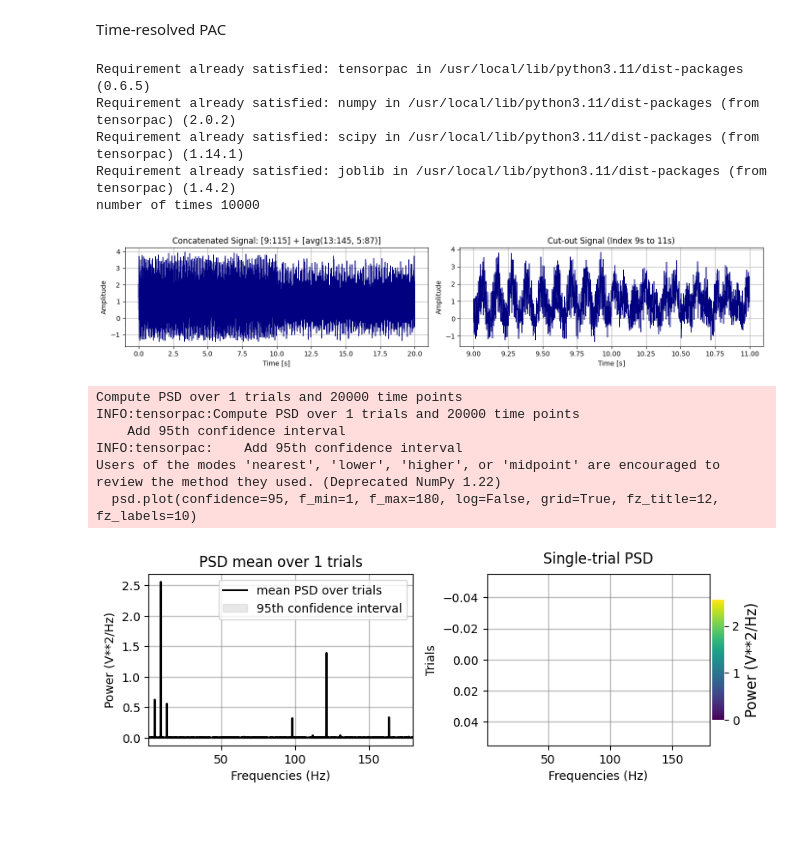
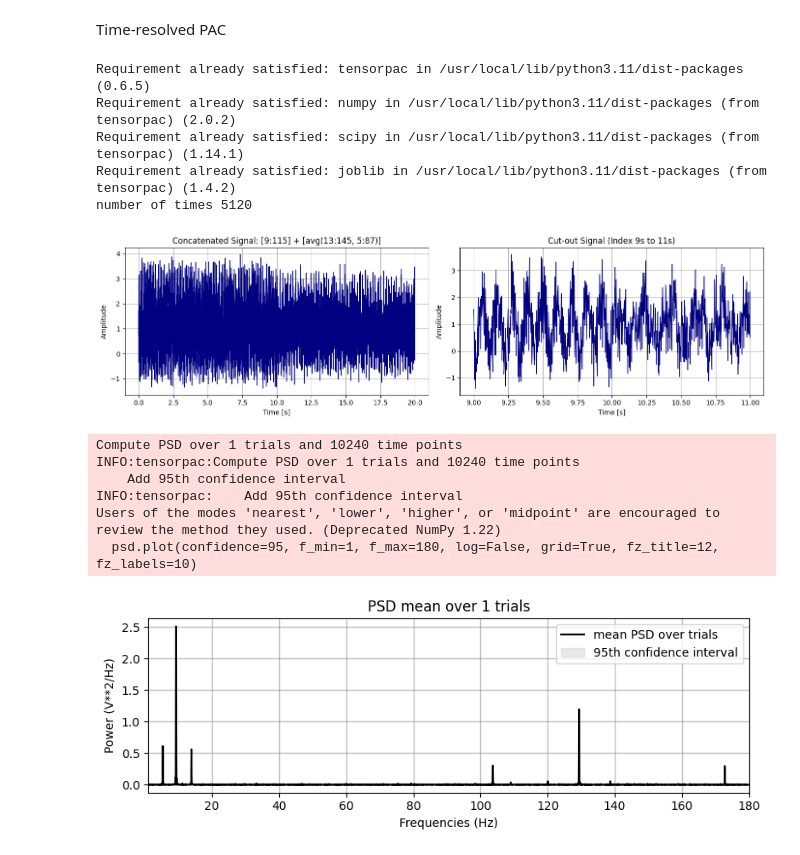
Before and after one commit to TakuInada/umcuEpi_longterm_ieeg_respect_bids, a Jupyter notebook: time_resolvedPAC.ipynb, the cells around one changed output. Cells and saved outputs as stored; diff of their text form; code cells hidden in the pictures; blank space fills up the shorter version.

```diff
--- a/time_resolvedPAC.ipynb
+++ b/time_resolvedPAC.ipynb
@@ -12,80 +12,78 @@ from tensorpac.utils import PSD
 from tensorpac.signals import pac_signals_tort
 
 # Sampling settings
-sf = 1000          # Sampling rate
+sf = 512          # Sampling rate
 duration = 10      # Seconds
+n_epochs = 20     # Number of Epochs
 n_times = int(duration * sf)
 print("number of times", n_times)
 
 # SNR代替: noiseの強さ（小さいほどSNR高）
 snr_noise = 2
-pac_strength = 0.5
-dpha = 30
-damp = 30 # 位相・振幅の変動幅 → 広げるとピークがぼやける
+pac_strength = 0.4
+dpha = 70
+damp = 20 # 位相・振幅の変動幅 → 広げるとピークがぼやける
 
 # 3つのPACモードの合成信号を生成
 signal1, time = pac_signals_tort(f_pha=[6, 12], f_amp=[100, 130], chi=pac_strength,
                                  noise=snr_noise, dpha=dpha, damp=damp, sf=sf,
-                                 n_times=n_times, n_epochs=1)
+                                 n_times=n_times, n_epochs=n_epochs)
 
 signal2a, _ = pac_signals_tort(f_pha=13, f_amp=145, chi=pac_strength,
                               noise=snr_noise, dpha=dpha, damp=damp, sf=sf,
-                               n_times=n_times, n_epochs=1)
+                               n_times=n_times, n_epochs=n_epochs)
 
 signal2b, _ = pac_signals_tort(f_pha=5, f_amp=87, chi=pac_strength,
                               noise=snr_noise, dpha=dpha, damp=damp, sf=sf,
-                               n_times=n_times, n_epochs=1)
+                               n_times=n_times, n_epochs=n_epochs)
 
 # 合成（平均 or 単純和）して時系列として「signal1」と「combined_signal2」を縦に繋
 combined_signal2 = (signal2a[0] + signal2b[0]) / 2
 stacked_signal = np.concatenate([signal1[0], combined_signal2])
 stacked_time = np.arange(0, stacked_signal.size) / sf
 
 # 可視化
-plt.figure(figsize=(14, 3))
+plt.figure(figsize=(14, 4))
 plt.subplot(1, 2, 1)
 plt.plot(stacked_time, stacked_signal, lw=1, color='navy')
 plt.title('Concatenated Signal: [9:115] + [avg(13:145, 5:87)]')
 plt.xlabel('Time [s]')
 plt.ylabel('Amplitude')
 plt.grid(True)
 
 # Cut out the data from index 9 to 11 (inclusive)
 cut_time = stacked_time[9*sf:11*sf]  # Indices 9, 10, 11 are included
 cut_signal = stacked_signal[9*sf:11*sf]
 
 # Plot the cut-out data in the second subplot
 plt.subplot(1, 2, 2)
 plt.plot(cut_time, cut_signal, lw=1, color='navy')
 plt.title('Cut-out Signal (Index 9s to 11s)')  # Updated title
 plt.xlabel('Time [s]')
 plt.ylabel('Amplitude')
 plt.grid(True)
 plt.tight_layout()
 plt.show()
 # %% [output]
 Requirement already satisfied: tensorpac in /usr/local/lib/python3.11/dist-packages (0.6.5)
 Requirement already satisfied: numpy in /usr/local/lib/python3.11/dist-packages (from tensorpac) (2.0.2)
 Requirement already satisfied: scipy in /usr/local/lib/python3.11/dist-packages (from tensorpac) (1.14.1)
 Requirement already satisfied: joblib in /usr/local/lib/python3.11/dist-packages (from tensorpac) (1.4.2)
-number of times 10000
+number of times 5120
-[figure, old version]
+[figure, new version]
 # %%
 data = stacked_signal.reshape(1, -1) # reshape to (1, n_times)
 psd = PSD(data, sf)
 
 plt.figure(figsize=(8, 3))
-plt.subplot(1,2,1)
 # The 'basex' argument is deprecated
 psd.plot(confidence=95, f_min=1, f_max=180, log=False, grid=True, fz_title=12, fz_labels=10)
-plt.subplot(1,2,2)
-psd.plot_st_psd(f_min=1, f_max=180, log=False, grid=True, fz_title=12, fz_labels=10, fz_cblabel=10)
 plt.tight_layout()
 # %% [output]
-Compute PSD over 1 trials and 20000 time points
-INFO:tensorpac:Compute PSD over 1 trials and 20000 time points
+Compute PSD over 1 trials and 10240 time points
+INFO:tensorpac:Compute PSD over 1 trials and 10240 time points
     Add 95th confidence interval
 INFO:tensorpac:    Add 95th confidence interval
 Users of the modes 'nearest', 'lower', 'higher', or 'midpoint' are encouraged to review the method they used. (Deprecated NumPy 1.22)
   psd.plot(confidence=95, f_min=1, f_max=180, log=False, grid=True, fz_title=12, fz_labels=10)
-[figure, old version]
+[figure, new version]
```
Also changed, not shown: parts of 1 cell of this notebook.
